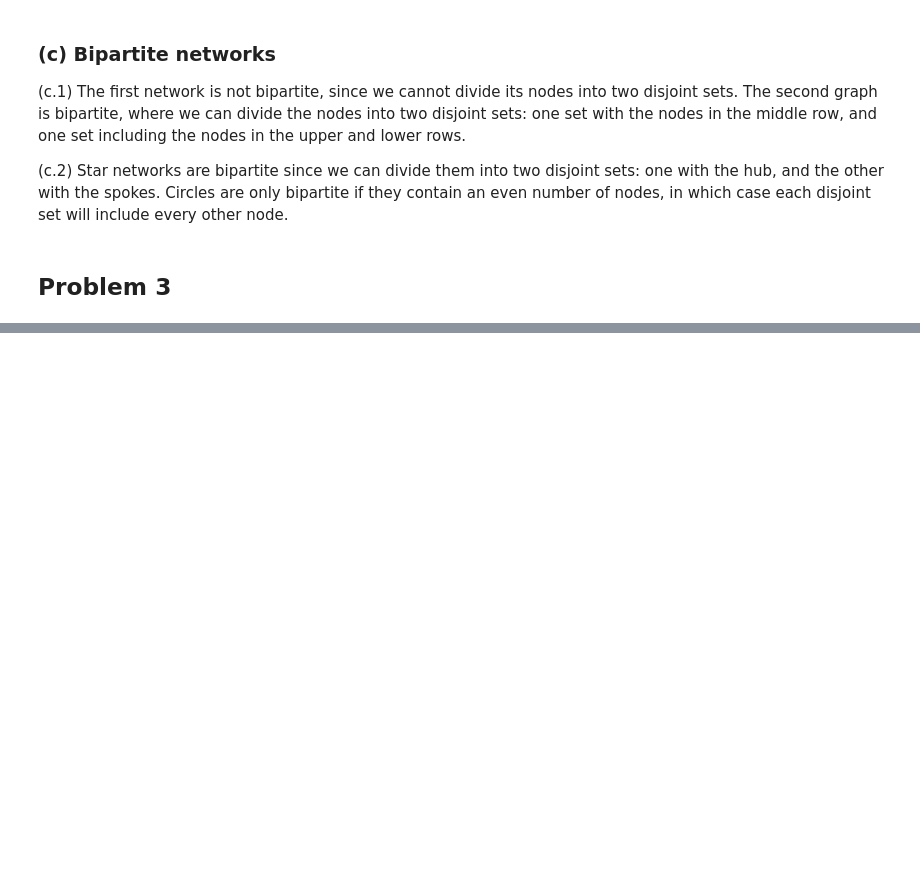
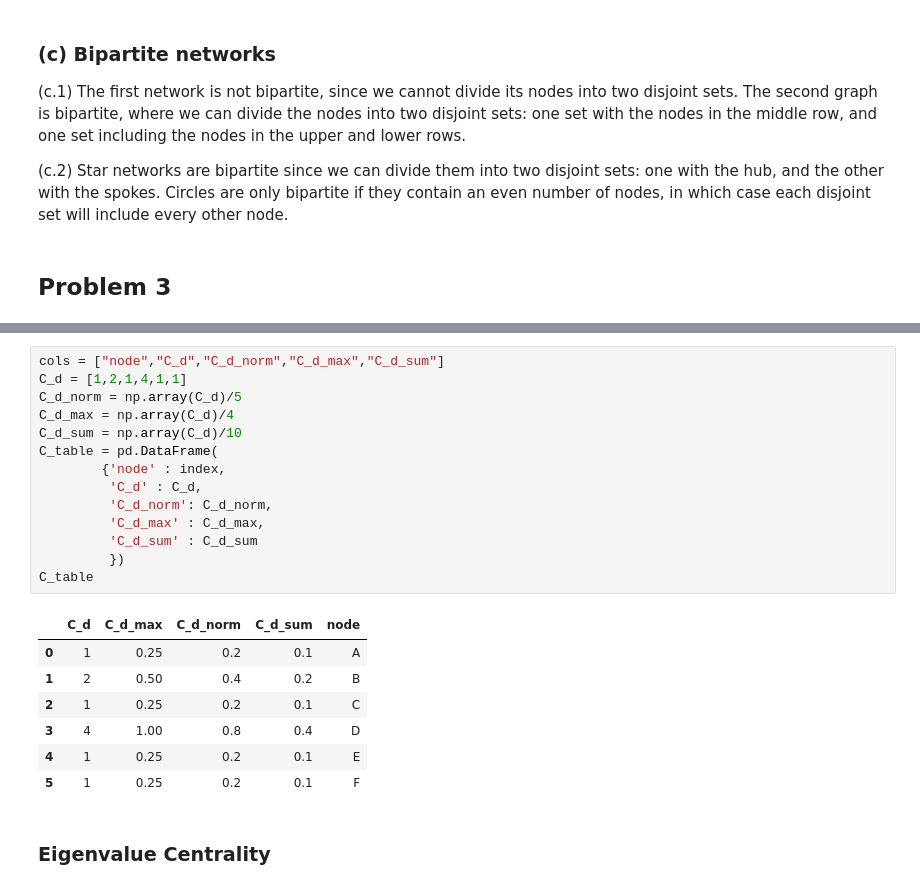
Before and after one commit to drosbcn/Networks, a Jupyter notebook: homework_1.ipynb, the cells around one changed output, grey strips where cells are left out. Drawn from its saved outputs; the diff is of its cells as text; blank space fills up the shorter version.

```diff
--- a/homework_1.ipynb
+++ b/homework_1.ipynb
@@ -302,0 +314,24 @@ plt.show()
+# %%
+cols = ["node","C_d","C_d_norm","C_d_max","C_d_sum"]
+C_d = [1,2,1,4,1,1]
+C_d_norm = np.array(C_d)/5
+C_d_max = np.array(C_d)/4
+C_d_sum = np.array(C_d)/10
+C_table = pd.DataFrame(
+        {'node' : index,
+         'C_d' : C_d,
+         'C_d_norm': C_d_norm,
+         'C_d_max' : C_d_max,
+         'C_d_sum' : C_d_sum
+         })
+C_table
+# %% [output]
+|  | C_d | C_d_max | C_d_norm | C_d_sum | node |
+| 0 | 1 | 0.25 | 0.2 | 0.1 | A |
+| 1 | 2 | 0.50 | 0.4 | 0.2 | B |
+| 2 | 1 | 0.25 | 0.2 | 0.1 | C |
+| 3 | 4 | 1.00 | 0.8 | 0.4 | D |
+| 4 | 1 | 0.25 | 0.2 | 0.1 | E |
+| 5 | 1 | 0.25 | 0.2 | 0.1 | F |
+# %% [markdown]
+### Eigenvalue Centrality
```
Also changed, not shown: parts of 17 cells of this notebook.
